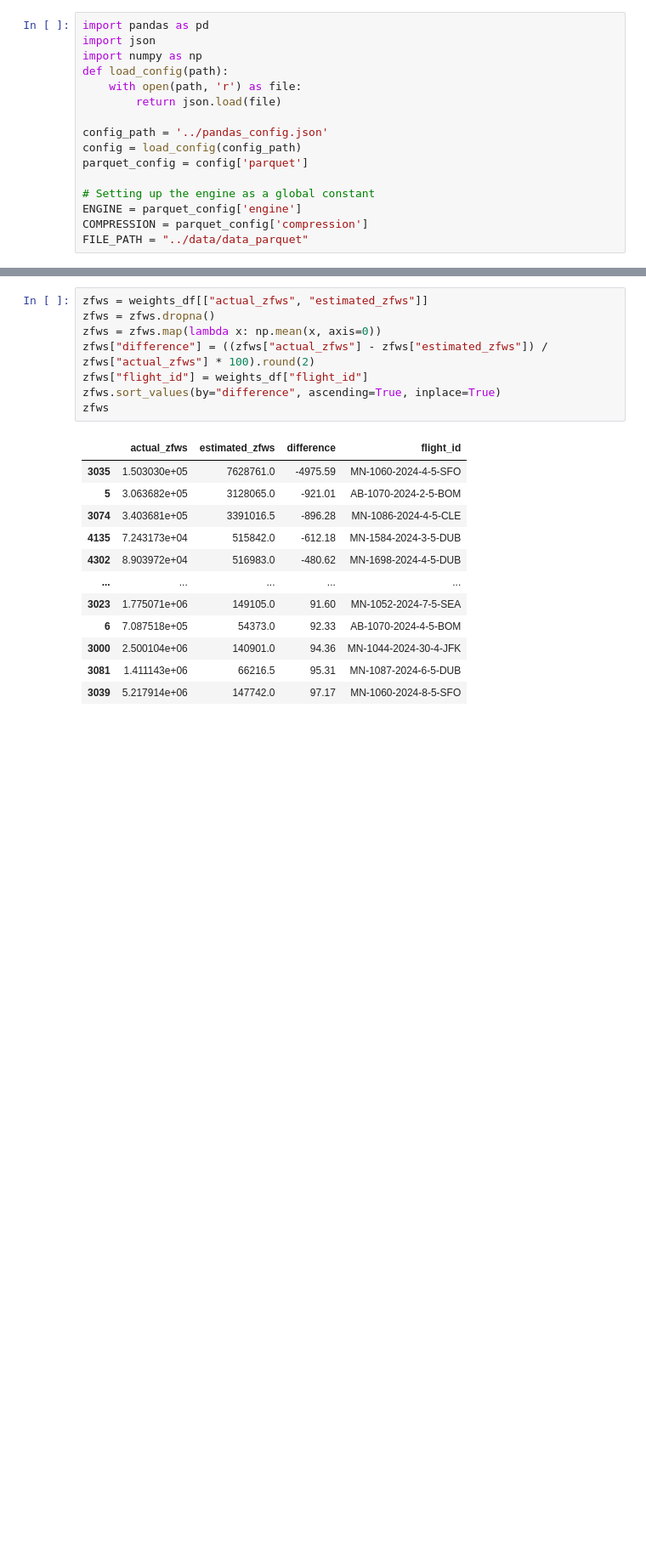
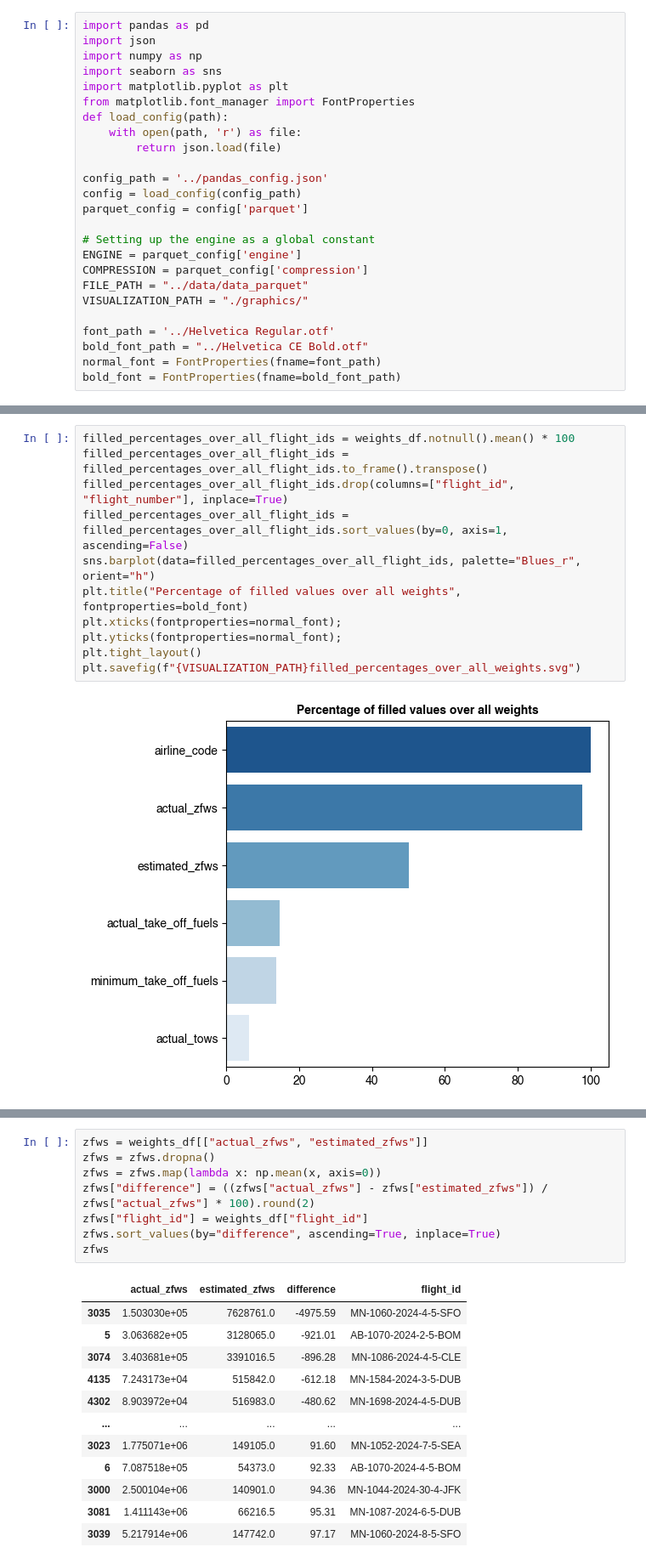
Before and after one commit to aref-hasan/aircraft_load, a Jupyter notebook: visualization/data_quality.ipynb, the cells around one changed output, grey strips where cells are left out. Shown at 85% size. Cells and saved outputs as stored; diff of their text form; blank space fills up the shorter version.

Commit message:
- added graphics - upload helvetica font - use helvetica font in all graphics

```diff
--- a/visualization/data_quality.ipynb
+++ b/visualization/data_quality.ipynb
@@ -2,6 +2,9 @@
 import pandas as pd
 import json
 import numpy as np
+import seaborn as sns
+import matplotlib.pyplot as plt
+from matplotlib.font_manager import FontProperties
 def load_config(path):
     with open(path, 'r') as file:
         return json.load(file)
@@ -14,5 +17,11 @@ parquet_config = config['parquet']
 ENGINE = parquet_config['engine']
 COMPRESSION = parquet_config['compression']
 FILE_PATH = "../data/data_parquet"
+VISUALIZATION_PATH = "./graphics/"
+
+font_path = '../Helvetica Regular.otf'
+bold_font_path = "../Helvetica CE Bold.otf"
+normal_font = FontProperties(fname=font_path)
+bold_font = FontProperties(fname=bold_font_path)
 # %%
 weights = pd.read_parquet(f"{FILE_PATH}/weights.parquet", engine=ENGINE)
@@ -41,0 +29,13 @@ flight_numbers_by_airline.plot(kind='bar')
+# %%
+filled_percentages_over_all_flight_ids = weights_df.notnull().mean() * 100
+filled_percentages_over_all_flight_ids = filled_percentages_over_all_flight_ids.to_frame().transpose()
+filled_percentages_over_all_flight_ids.drop(columns=["flight_id", "flight_number"], inplace=True)
+filled_percentages_over_all_flight_ids = filled_percentages_over_all_flight_ids.sort_values(by=0, axis=1, ascending=False)
+sns.barplot(data=filled_percentages_over_all_flight_ids, palette="Blues_r", orient="h")
+plt.title("Percentage of filled values over all weights", fontproperties=bold_font)
+plt.xticks(fontproperties=normal_font);
+plt.yticks(fontproperties=normal_font);
+plt.tight_layout()
+plt.savefig(f"{VISUALIZATION_PATH}filled_percentages_over_all_weights.svg")
+# %% [output]
+[figure, added]
```
Also changed, not shown: parts of 8 cells of this notebook, 6 other files.
